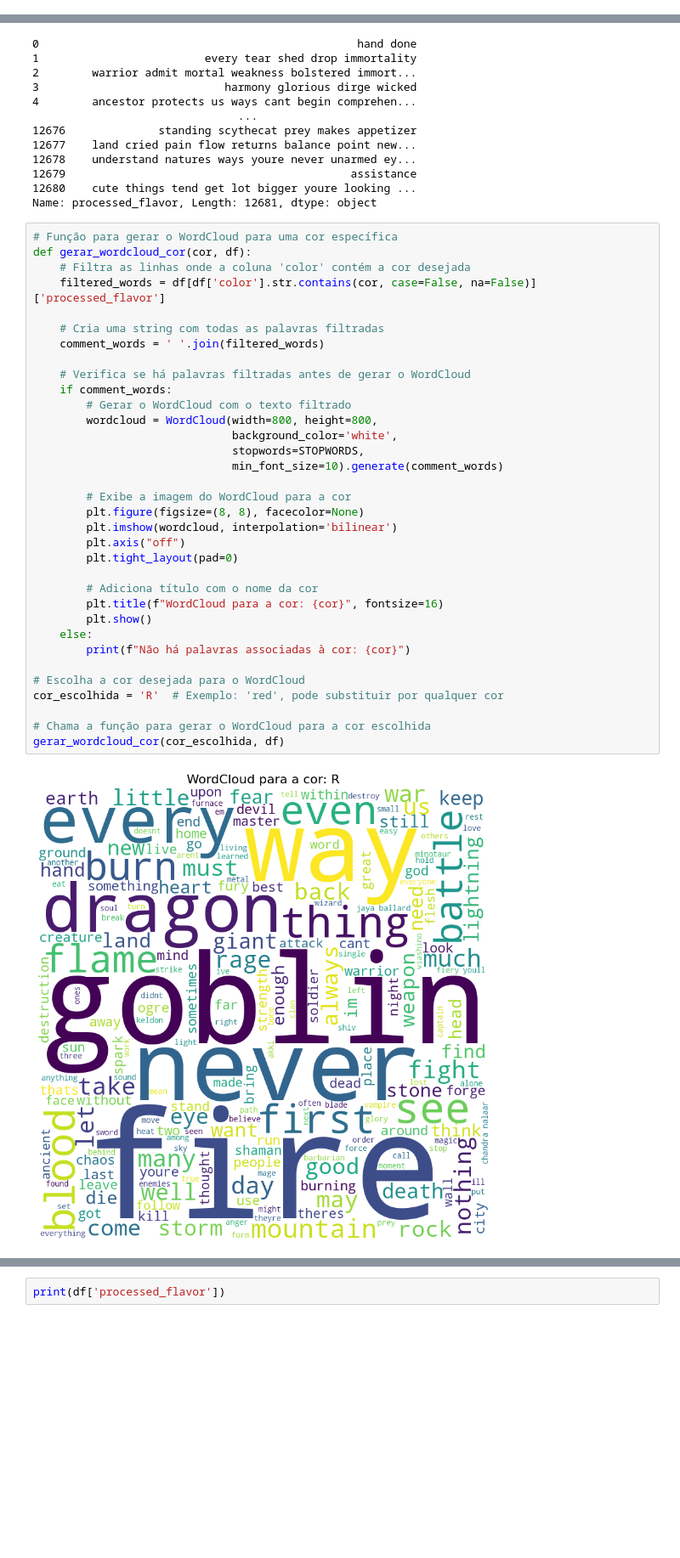
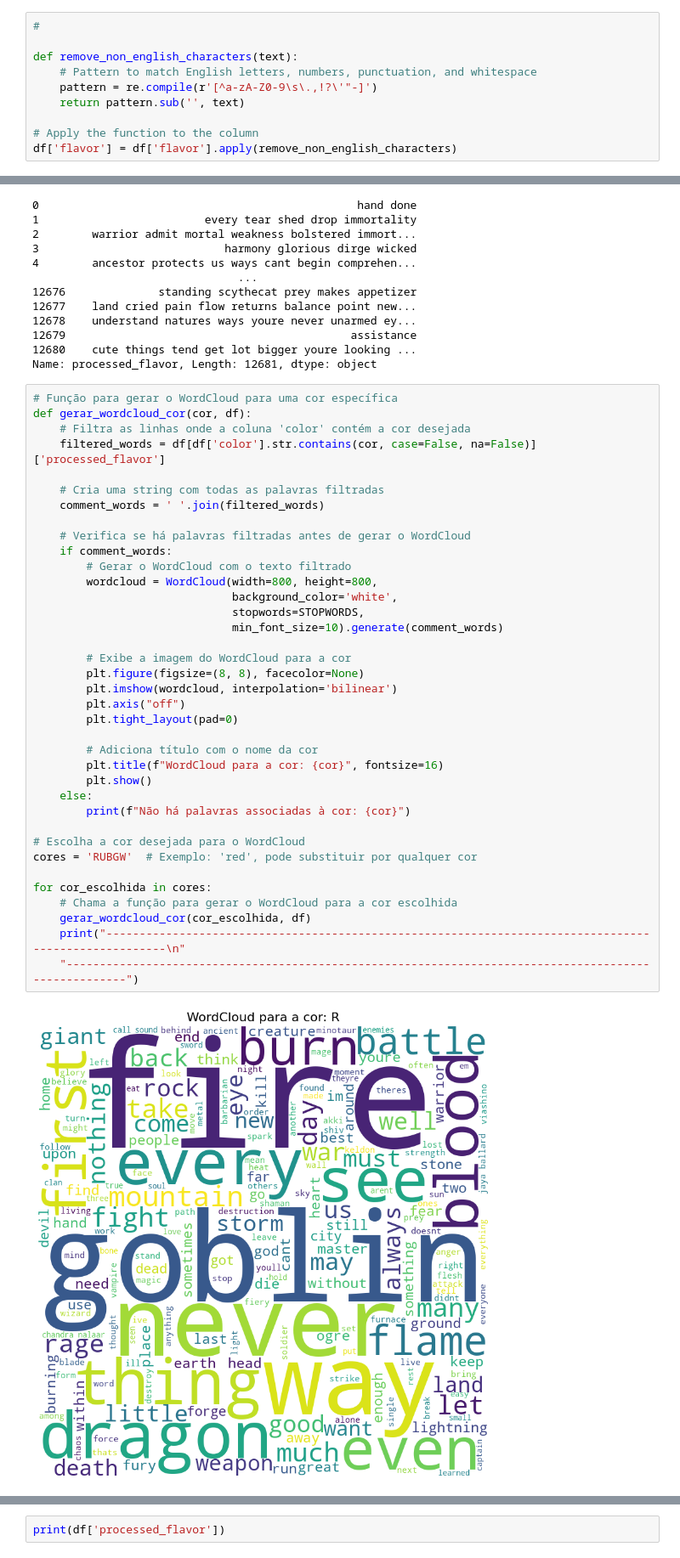
Before and after one commit to JoaoVitorFigueiredo/MagicColourAnalisis_TextMining, a Jupyter notebook: codigo.ipynb, the cells around one changed output, grey strips where cells are left out. Shown at 85% size. Drawn from its saved outputs; the diff is of its cells as text; blank space fills up the shorter version.

```diff
--- a/codigo.ipynb
+++ b/codigo.ipynb
@@ -201,6 +201,16 @@ Coluna: multiverse_id
 
 Coluna: recursion
 [False  True]
+# %%
+#
+
+def remove_non_english_characters(text):
+    # Pattern to match English letters, numbers, punctuation, and whitespace
+    pattern = re.compile(r'[^a-zA-Z0-9\s\.,!?\'"-]')
+    return pattern.sub('', text)
+
+# Apply the function to the column
+df['flavor'] = df['flavor'].apply(remove_non_english_characters)
 # %%
 # Certifique-se de que os dados estão em formato de string antes de processar
 df["flavor"] = df["flavor"].astype(str)  # Converte para string, caso não esteja
@@ -413,34 +423,37 @@ Name: processed_flavor, Length: 12681, dtype: object
 def gerar_wordcloud_cor(cor, df):
     # Filtra as linhas onde a coluna 'color' contém a cor desejada
     filtered_words = df[df['color'].str.contains(cor, case=False, na=False)]['processed_flavor']
 
     # Cria uma string com todas as palavras filtradas
     comment_words = ' '.join(filtered_words)
 
     # Verifica se há palavras filtradas antes de gerar o WordCloud
     if comment_words:
         # Gerar o WordCloud com o texto filtrado
         wordcloud = WordCloud(width=800, height=800,
                               background_color='white',
                               stopwords=STOPWORDS,
                               min_font_size=10).generate(comment_words)
 
         # Exibe a imagem do WordCloud para a cor
         plt.figure(figsize=(8, 8), facecolor=None)
         plt.imshow(wordcloud, interpolation='bilinear')
         plt.axis("off")
         plt.tight_layout(pad=0)
 
         # Adiciona título com o nome da cor
         plt.title(f"WordCloud para a cor: {cor}", fontsize=16)
         plt.show()
     else:
         print(f"Não há palavras associadas à cor: {cor}")
 
 # Escolha a cor desejada para o WordCloud
-cor_escolhida = 'R'  # Exemplo: 'red', pode substituir por qualquer cor
+cores = 'RUBGW'  # Exemplo: 'red', pode substituir por qualquer cor
 
-# Chama a função para gerar o WordCloud para a cor escolhida
-gerar_wordcloud_cor(cor_escolhida, df)
+for cor_escolhida in cores:
+    # Chama a função para gerar o WordCloud para a cor escolhida
+    gerar_wordcloud_cor(cor_escolhida, df)
+    print("------------------------------------------------------------------------------------------------------\n"
+    "------------------------------------------------------------------------------------------------------")
 # %% [output]
-[figure, old version]
+[figure, new version]
```
Also changed, not shown: parts of 16 cells of this notebook.
